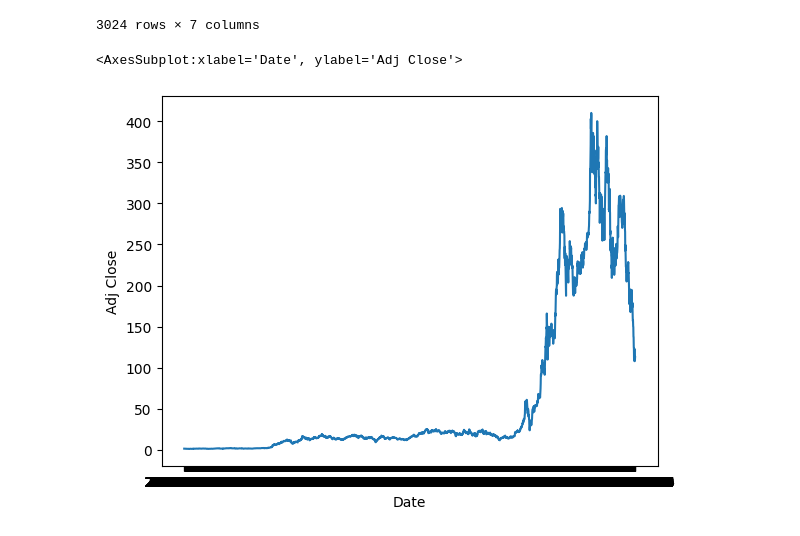
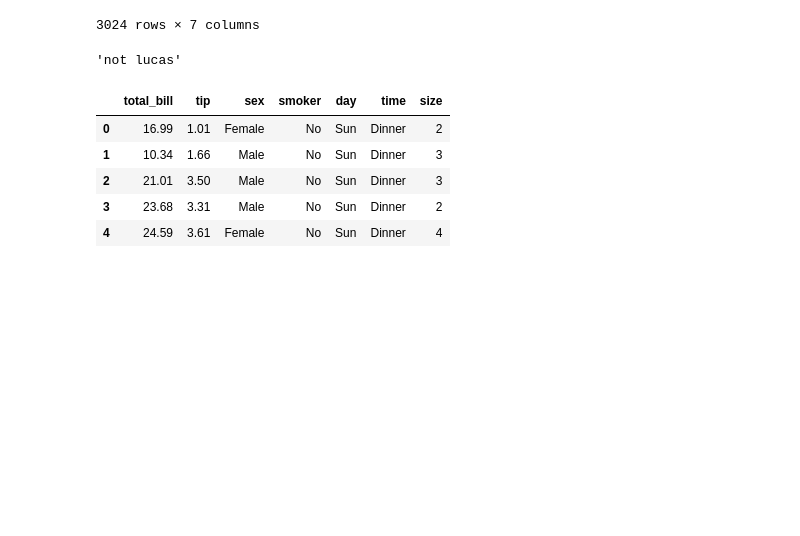
Before and after one commit to botanist420/LuxTheory, a Jupyter notebook: lucas_lab.ipynb, the cells around one changed output. Drawn from its saved outputs; the diff is of its cells as text; code cells hidden in the pictures; blank space fills up the shorter version.

```diff
--- a/lucas_lab.ipynb
+++ b/lucas_lab.ipynb
@@ -82,8 +82,3 @@ df_tsla
 | 3022 | 2023-01-05 | 110.510002 | 111.750000 | 107.160004 | 110.339996 | 110.339996 | 157986300 |
 | 3023 | 2023-01-06 | 103.000000 | 114.389999 | 101.809998 | 113.059998 | 113.059998 | 220575900 |
 3024 rows × 7 columns
-# %%
-sns.lineplot(data=df_tsla, x="Date", y="Adj Close")
-# %% [output]
-<AxesSubplot:xlabel='Date', ylabel='Adj Close'>
-[figure, removed]
@@ -89,0 +90,26 @@ sns.lineplot(data=df_tsla, x="Date", y="Adj Close")
+# %%
+# create a input string object input_1
+# if input_1 is not "lucas" then return "not lucas"
+# if input_1 is "lucas" then return "This is lucas"
+input_one = input("please type your name here")
+
+def my_function(input_1=input_one):
+    if input_1 != "lucas":
+        return "not lucas"
+    else:
+        return "This is lucas"
+
+
+my_function()
+# %% [output]
+'not lucas'
+# %%
+tips = sns.load_dataset("tips")
+tips.head()
+# %% [output]
+|  | total_bill | tip | sex | smoker | day | time | size |
+| 0 | 16.99 | 1.01 | Female | No | Sun | Dinner | 2 |
+| 1 | 10.34 | 1.66 | Male | No | Sun | Dinner | 3 |
+| 2 | 21.01 | 3.50 | Male | No | Sun | Dinner | 3 |
+| 3 | 23.68 | 3.31 | Male | No | Sun | Dinner | 2 |
+| 4 | 24.59 | 3.61 | Female | No | Sun | Dinner | 4 |
```
Also changed, not shown: parts of 5 cells of this notebook, 2 other files.
